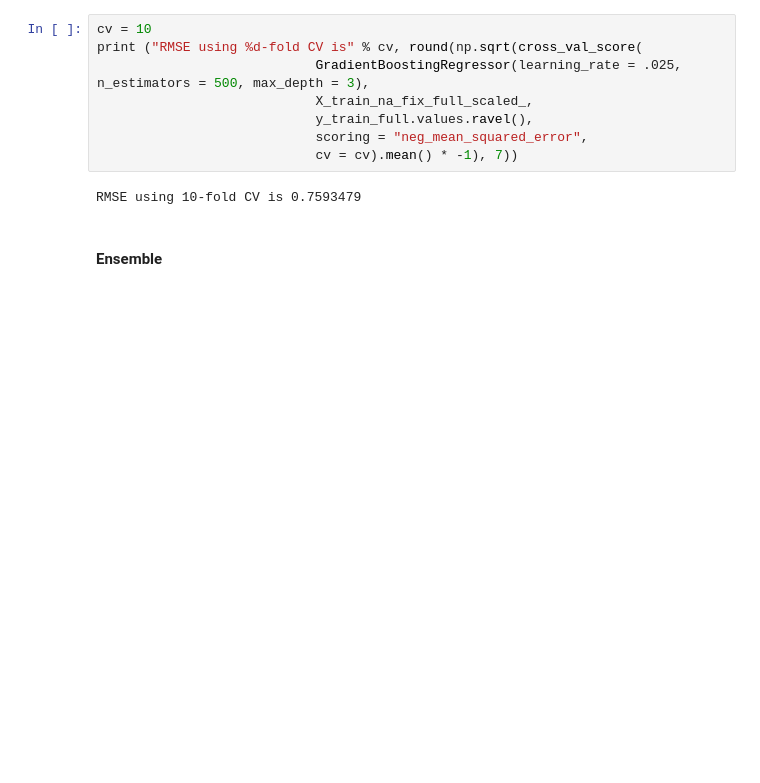
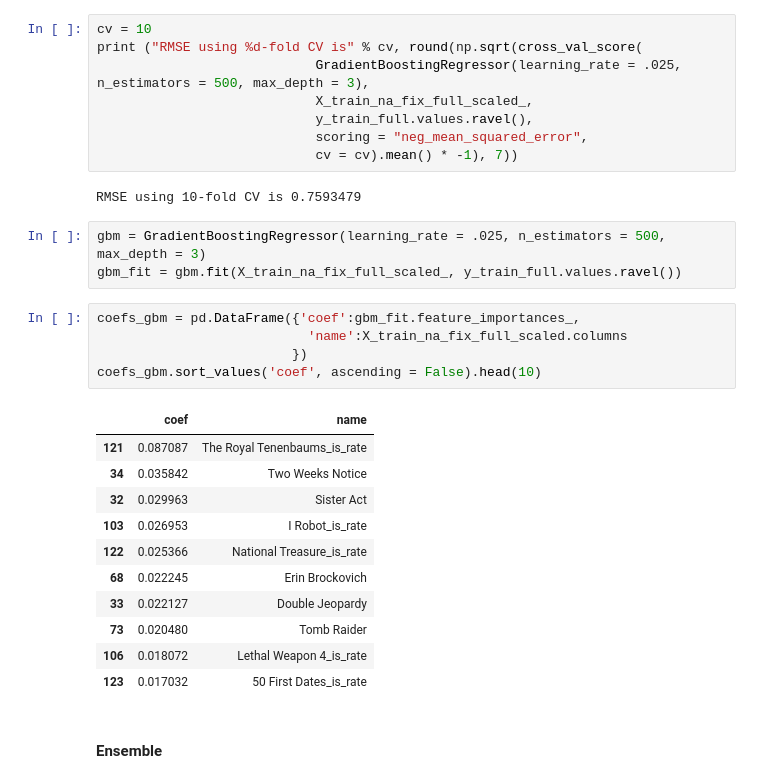
Before and after one commit to AvivNavon/Netflix-Prize, a Jupyter notebook: Netflix_Prize.ipynb, the cells around one changed output. Saved outputs shown, nothing was run; the diff lists cells and outputs as text; blank space fills up the shorter version.

```diff
--- a/Netflix_Prize.ipynb
+++ b/Netflix_Prize.ipynb
@@ -667,6 +713,26 @@ print ("RMSE using %d-fold CV is" % cv, round(np.sqrt(cross_val_score(
                             cv = cv).mean() * -1), 7))
 # %% [output]
 RMSE using 10-fold CV is 0.7593479
+# %%
+gbm = GradientBoostingRegressor(learning_rate = .025, n_estimators = 500, max_depth = 3)
+gbm_fit = gbm.fit(X_train_na_fix_full_scaled_, y_train_full.values.ravel())
+# %%
+coefs_gbm = pd.DataFrame({'coef':gbm_fit.feature_importances_,
+                           'name':X_train_na_fix_full_scaled.columns
+                         })
+coefs_gbm.sort_values('coef', ascending = False).head(10)
+# %% [output]
+|  | coef | name |
+| 121 | 0.087087 | The Royal Tenenbaums_is_rate |
+| 34 | 0.035842 | Two Weeks Notice |
+| 32 | 0.029963 | Sister Act |
+| 103 | 0.026953 | I Robot_is_rate |
+| 122 | 0.025366 | National Treasure_is_rate |
+| 68 | 0.022245 | Erin Brockovich |
+| 33 | 0.022127 | Double Jeopardy |
+| 73 | 0.020480 | Tomb Raider |
+| 106 | 0.018072 | Lethal Weapon 4_is_rate |
+| 123 | 0.017032 | 50 First Dates_is_rate |
 # %% [markdown]
 #### Ensemble
 # %%
```
Also changed, not shown: parts of 16 cells of this notebook.
